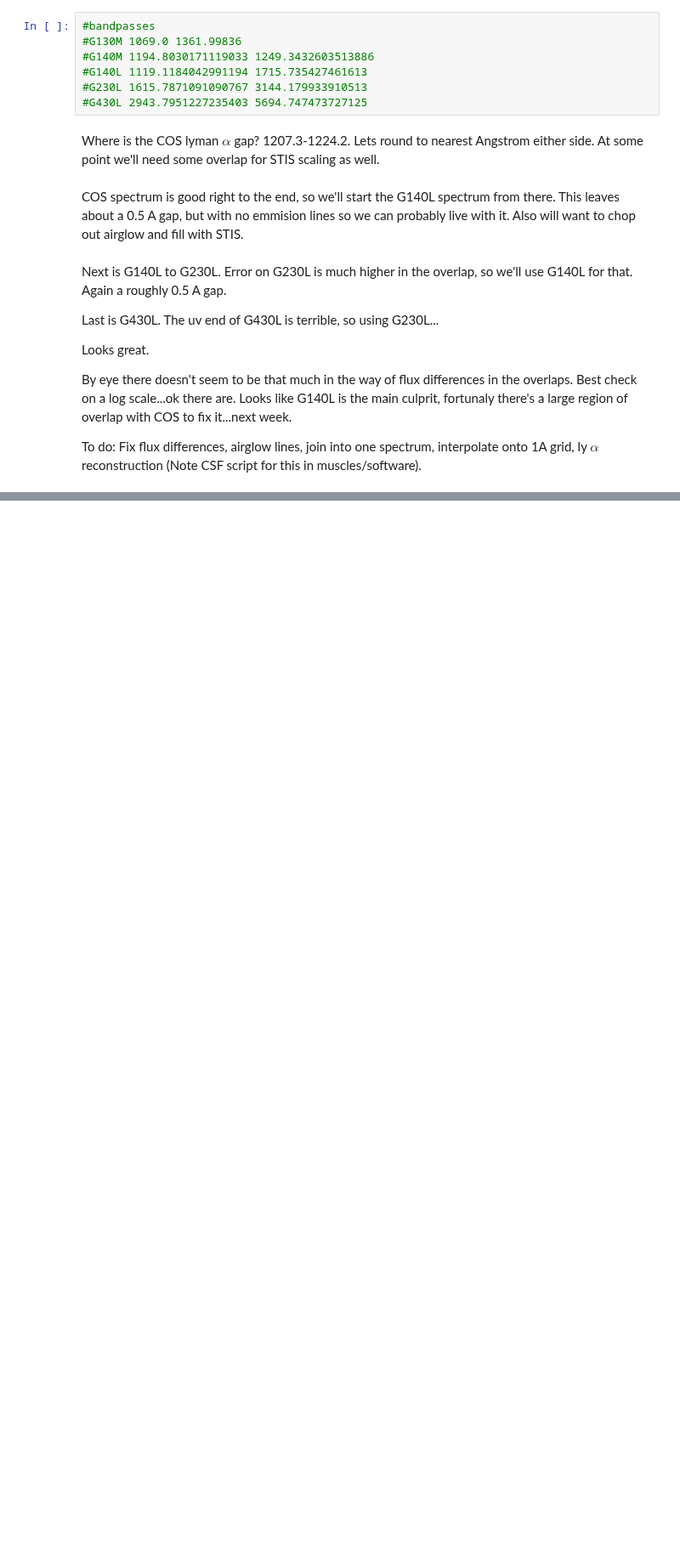
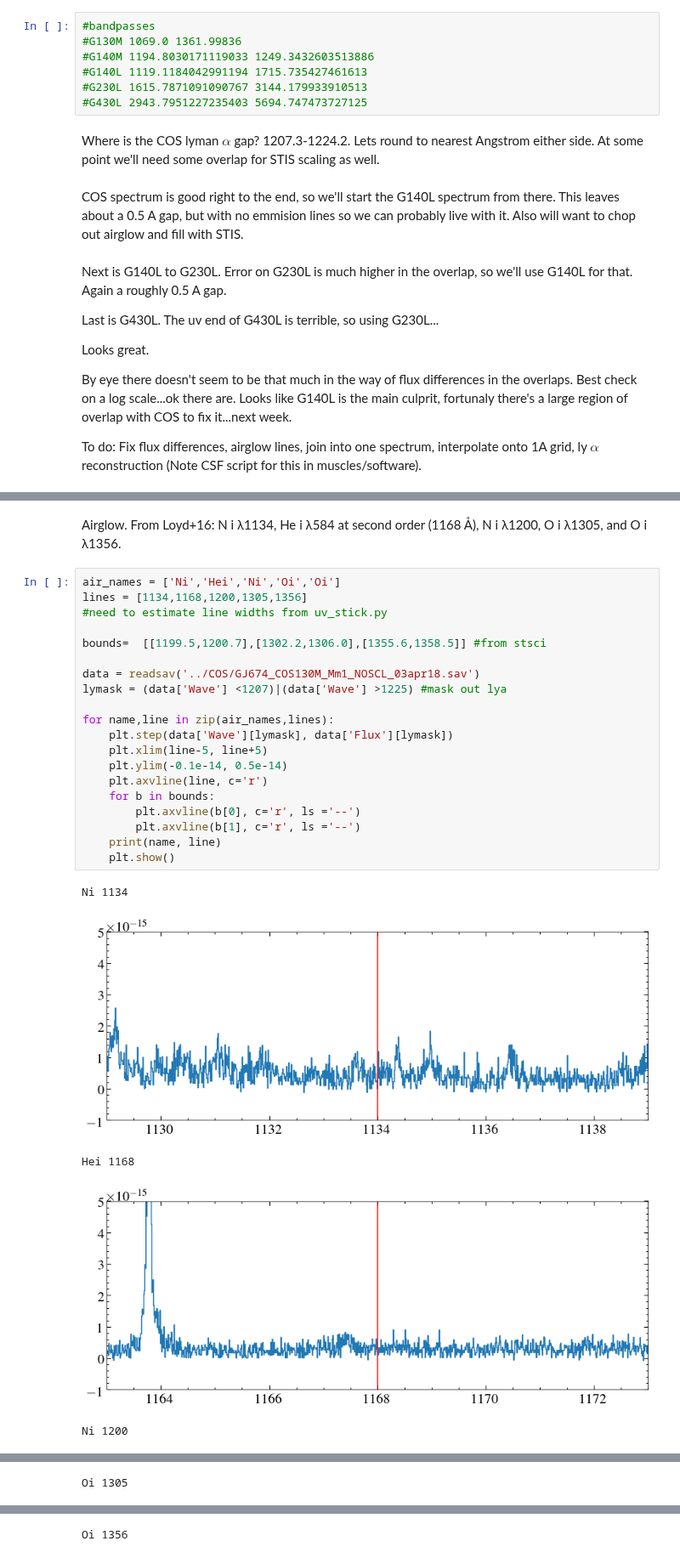
Before and after one commit to davidjwilson/SEDs, a Jupyter notebook: gj_674/combined/combined_sed_rough.ipynb, the cells around one changed output, grey strips where cells are left out. Shown at 85% size. Saved outputs shown, nothing was run; the diff lists cells and outputs as text; blank space fills up the shorter version.

```diff
--- a/gj_674/combined/combined_sed_rough.ipynb
+++ b/gj_674/combined/combined_sed_rough.ipynb
@@ -154,0 +177,28 @@ To do: Fix flux differences, airglow lines, join into one spectrum, interpolate
+# %% [markdown]
+Airglow. From Loyd+16:  N i λ1134, He i λ584 at second order (1168 Å), N i λ1200, O i λ1305, and O i λ1356.
+# %%
+air_names = ['Ni','Hei','Ni','Oi','Oi']
+lines = [1134,1168,1200,1305,1356]
+#need to estimate line widths from uv_stick.py
+
+bounds=  [[1199.5,1200.7],[1302.2,1306.0],[1355.6,1358.5]] #from stsci
+
+data = readsav('../COS/GJ674_COS130M_Mm1_NOSCL_03apr18.sav')
+lymask = (data['Wave'] <1207)|(data['Wave'] >1225) #mask out lya
+
+for name,line in zip(air_names,lines):
+    plt.step(data['Wave'][lymask], data['Flux'][lymask])
+    plt.xlim(line-5, line+5)
+    plt.ylim(-0.1e-14, 0.5e-14)
+    plt.axvline(line, c='r')
+    for b in bounds:
+        plt.axvline(b[0], c='r', ls ='--')
+        plt.axvline(b[1], c='r', ls ='--')
+    print(name, line)
+    plt.show()
+# %% [output]
+Ni 1134
+[figure, added]
+Hei 1168
+[figure, added]
+Ni 1200
@@ -154,0 +206 @@ To do: Fix flux differences, airglow lines, join into one spectrum, interpolate
+Oi 1305
@@ -154,0 +208 @@ To do: Fix flux differences, airglow lines, join into one spectrum, interpolate
+Oi 1356
```
Also changed, not shown: parts of 8 cells of this notebook, 1 other file.
